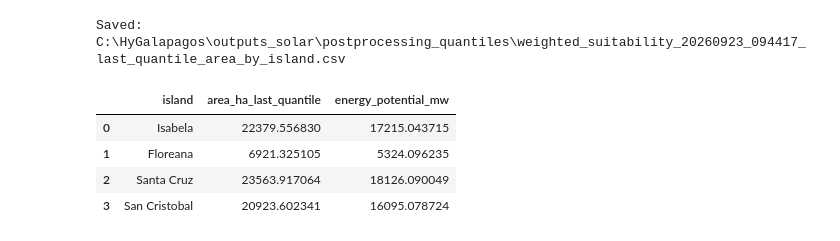
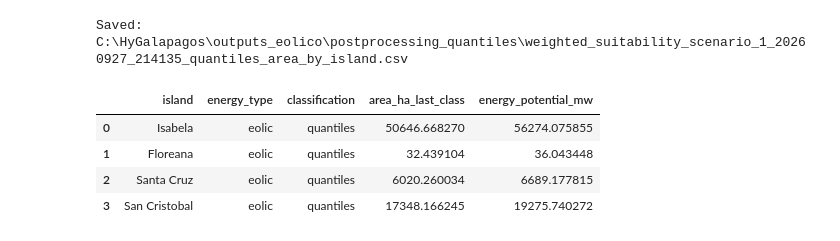
Before and after one commit to eemahon/idoneidad_hygalapagos, a Jupyter notebook: analisis/postprocessing.ipynb, the cells around one changed output. Saved outputs shown, nothing was run; the diff lists cells and outputs as text; code cells hidden in the pictures.

```diff
--- a/analisis/postprocessing.ipynb
+++ b/analisis/postprocessing.ipynb
@@ -1,15 +60,5 @@
 # %%
-#make natural jenks, quantiles and equal interval classifications for output raster which i will have to input each time and let me change the parameters of how many jenks, quantiles and intervals. create visualizations for each one
-import os
-os.environ.setdefault("LOKY_MAX_CPU_COUNT", str(os.cpu_count()))  # silence joblib/loky wmic warning on Windows
-
-import numpy as np
-import rasterio
-import geopandas as gpd
-import matplotlib.pyplot as plt
-import mapclassify as mc
-
-def classify_raster(raster_path, n_jenks=5, n_quantiles=6, n_equal=5, nodata=None):
+def classify_raster(raster_path, method="quantiles", n_jenks=5, n_quantiles=5, n_equal=5, nodata=None):
     """Classify a raster with Natural Breaks (Jenks), Quantiles and Equal Interval schemes.
 
     Returns a dict with the source data, mask and one entry per scheme containing
@@ -40,5 +89,7 @@ def classify_raster(raster_path, n_jenks=5, n_quantiles=6, n_equal=5, nodata=Non
             "bins": classifier.bins,
             "classified": classified,
         }
+
+    results["selected_method"] = method
     return results
 # %%
@@ -115,21 +178,21 @@ Plotting 5 quantile classes (re-run the previous cell after changing n_quantiles
 # %%
-# extract the last quantile class and save it as a raster, keeping the suitability values
-out_dir = r"C:\HyGalapagos\outputs_solar\postprocessing_quantiles"
+# extract the last class from the active classification and save it as a raster
+out_dir = r"C:\HyGalapagos\outputs_solar\postprocessing_quantiles" if ENERGY_TYPE == "solar" else r"C:\HyGalapagos\outputs_eolico\postprocessing_quantiles"
 os.makedirs(out_dir, exist_ok=True)
 
-last_class = results["quantiles"]["classifier"].k - 1
-last_quantile_values = np.where(
-    results["quantiles"]["classified"] == last_class, results["data"], np.nan
+last_class = results[scheme_key]["classifier"].k - 1
+last_class_values = np.where(
+    results[scheme_key]["classified"] == last_class, results["data"], np.nan
 ).astype("float32")
 
 out_profile = results["profile"].copy()
 out_profile.update(dtype="float32", count=1, nodata=np.nan)
 
 base_name = os.path.splitext(os.path.basename(results["raster_path"]))[0]
-out_path = os.path.join(out_dir, f"{base_name}_Q5.tif")
+out_path = os.path.join(out_dir, f"{base_name}_{CLASSIFICATION}.tif")
 
 with rasterio.open(out_path, "w", **out_profile) as dst:
-    dst.write(last_quantile_values, 1)
+    dst.write(last_class_values, 1)
 
 print(f"Saved: {out_path}")
 # %% [output]
@@ -137,43 +200,43 @@ Saved: C:\HyGalapagos\outputs_solar\postprocessing_quantiles\weighted_suitabilit
 # %%
-# area of the last quantile class per island, saved as csv
+# area of the active class per island, saved as csv
 import geopandas as gpd
 import pandas as pd
 from pathlib import Path
 from rasterio.mask import mask as rio_mask
 
 BASE_ROOT = Path(r"C:/Galapagos_IERSE/01_Organizacion_Territorial")
 ISLAND_FILES = {
     "Isabela": BASE_ROOT / "solo_isabela.shp",
     "Floreana": BASE_ROOT / "floreana.shp",
     "Santa Cruz": BASE_ROOT / "santa_cruz_baltra.shp",
     "San Cristobal": BASE_ROOT / "san_cristobal.shp",
 }
-SOLAR_HA_PER_MW = 1.3
 
 with rasterio.open(out_path) as src:
     raster_crs = src.crs
     island_areas = []
     for island, shp_path in ISLAND_FILES.items():
         gdf = gpd.read_file(shp_path).to_crs(raster_crs)
         clipped, _ = rio_mask(src, gdf.geometry, crop=True, nodata=np.nan)
         area_ha = np.isfinite(clipped[0]).sum() * pixel_area_ha
         island_areas.append({
             "island": island,
-            "area_ha_last_quantile": area_ha,
-            "energy_potential_mw": area_ha / SOLAR_HA_PER_MW,
+            "energy_type": ENERGY_TYPE,
+            "classification": CLASSIFICATION,
+            "area_ha_last_class": area_ha,
+            "energy_potential_mw": area_ha / HA_PER_MW,
         })
-
 
 island_areas_df = pd.DataFrame(island_areas)
 
-csv_path = os.path.join(out_dir, f"{base_name}_last_quantile_area_by_island.csv")
+csv_path = os.path.join(out_dir, f"{base_name}_{CLASSIFICATION}_area_by_island.csv")
 island_areas_df.to_csv(csv_path, index=False)
 print(f"Saved: {csv_path}")
 island_areas_df
 # %% [output]
-Saved: C:\HyGalapagos\outputs_solar\postprocessing_quantiles\weighted_suitability_20260923_094417_last_quantile_area_by_island.csv
+Saved: C:\HyGalapagos\outputs_eolico\postprocessing_quantiles\weighted_suitability_scenario_1_20260927_214135_quantiles_area_by_island.csv
-|  | island | area_ha_last_quantile | energy_potential_mw |
-| 0 | Isabela | 22379.556830 | 17215.043715 |
-| 1 | Floreana | 6921.325105 | 5324.096235 |
-| 2 | Santa Cruz | 23563.917064 | 18126.090049 |
-| 3 | San Cristobal | 20923.602341 | 16095.078724 |
+|  | island | energy_type | classification | area_ha_last_class | energy_potential_mw |
+| 0 | Isabela | eolic | quantiles | 50646.668270 | 56274.075855 |
+| 1 | Floreana | eolic | quantiles | 32.439104 | 36.043448 |
+| 2 | Santa Cruz | eolic | quantiles | 6020.260034 | 6689.177815 |
+| 3 | San Cristobal | eolic | quantiles | 17348.166245 | 19275.740272 |
```
Also changed, not shown: parts of 6 cells of this notebook, 2 other files.
